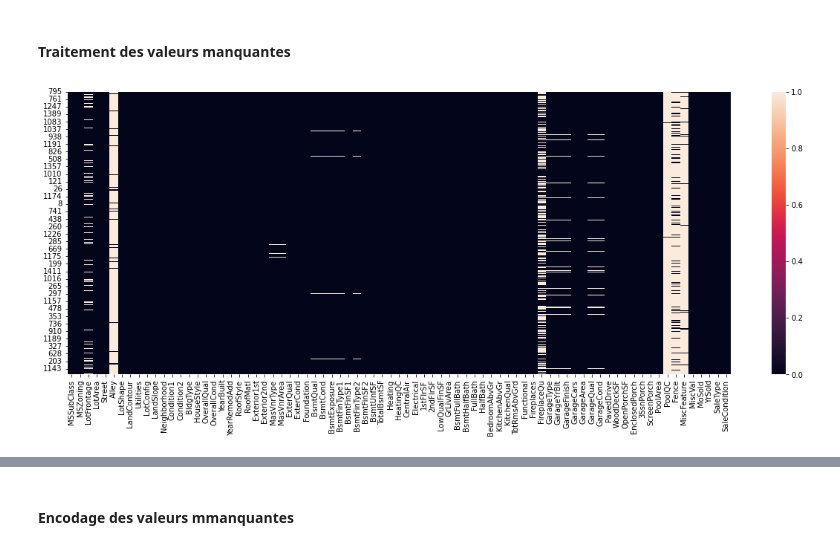
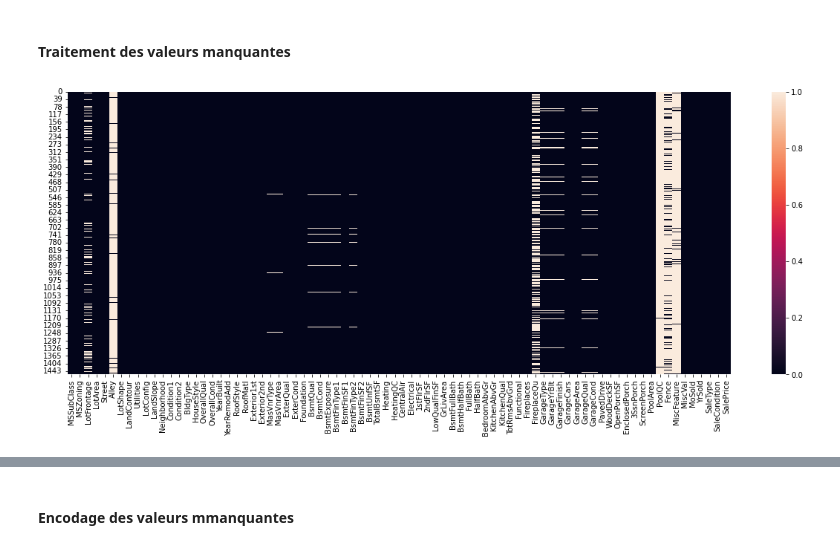
Before and after one commit to syibrahima31/Machine-Learning-Course, a Jupyter notebook: LinearRegressionSckit.ipynb, the cells around one changed output, grey strips where cells are left out. Drawn from its saved outputs; the diff is of its cells as text; code cells hidden in the pictures.

```diff
--- a/LinearRegressionSckit.ipynb
+++ b/LinearRegressionSckit.ipynb
@@ -60,13 +57,13 @@ X_train, X_test, y_train, y_test  = train_test_split(X, y, train_size=0.75, rand
 # %%
 def plot_missing_values(df):
     """trace une carte des valeurs manquantes
 
     Args:
         df (data frame ): un tableau en entrée
     """
     plt.figure(figsize=(20, 7))
     sns.heatmap(df.isnull())
 
-plot_missing_values(X_train)
+plot_missing_values(df)
 # %% [output]
-[figure, old version]
+[figure, new version]
```
Also changed, not shown: parts of 8 cells of this notebook.
